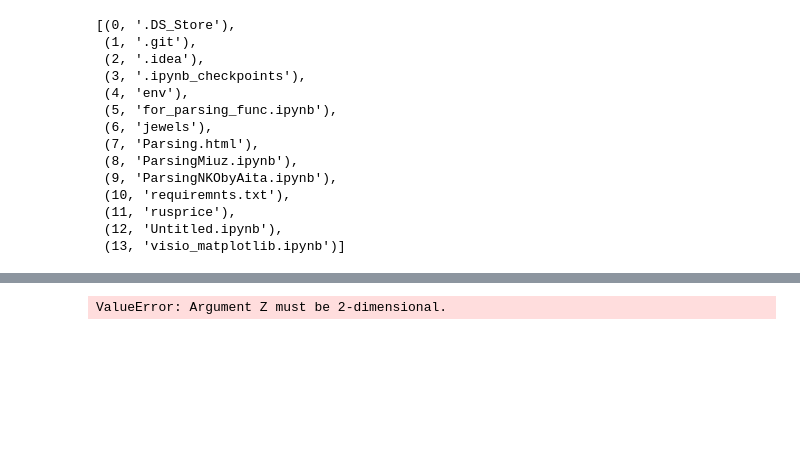
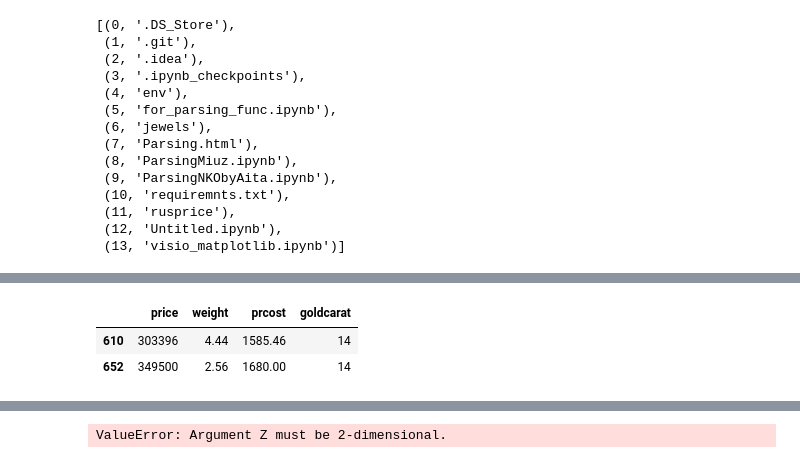
Before and after one commit to KeskilV/Parsing_NKO, a Jupyter notebook: visio_matplotlib.ipynb, the cells around one changed output, grey strips where cells are left out. Cells and saved outputs as stored; diff of their text form; code cells hidden in the pictures; blank space fills up the shorter version.

```diff
--- a/visio_matplotlib.ipynb
+++ b/visio_matplotlib.ipynb
@@ -77,0 +170,7 @@ data
+# %%
+#data.drop(index = data.loc[data.prcost == 4850].index, inplace=True)
+data.loc[data.prcost > 1400]
+# %% [output]
+|  | price | weight | prcost | goldcarat |
+| 610 | 303396 | 4.44 | 1585.46 | 14 |
+| 652 | 349500 | 2.56 | 1680.00 | 14 |
```
Also changed, not shown: parts of 32 cells of this notebook, 3 other files.
